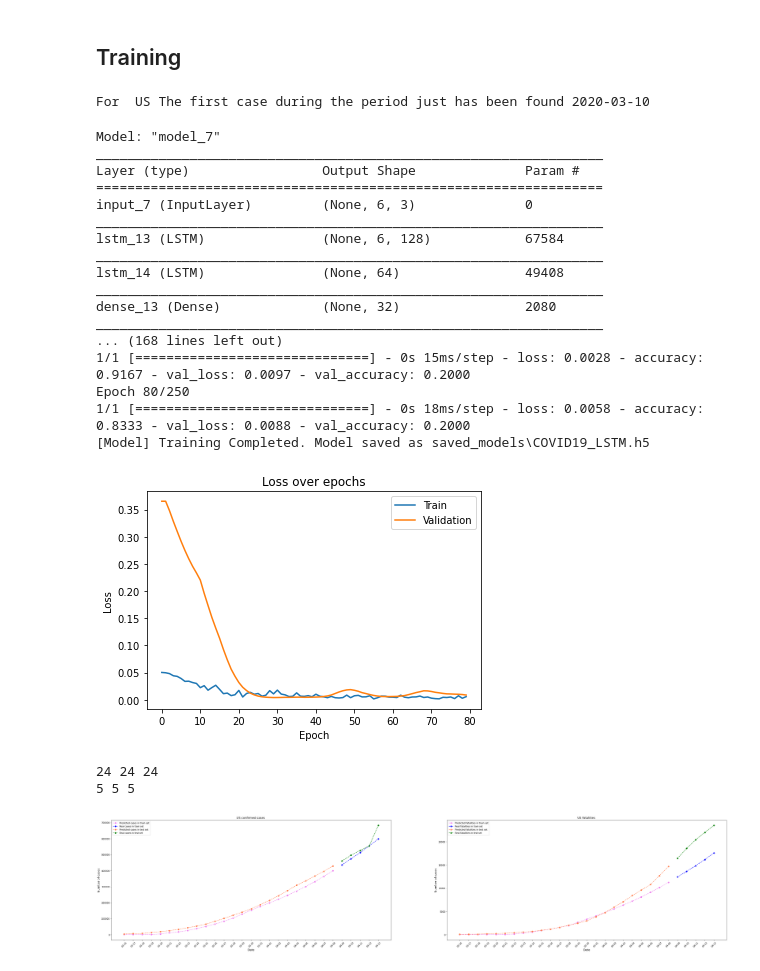
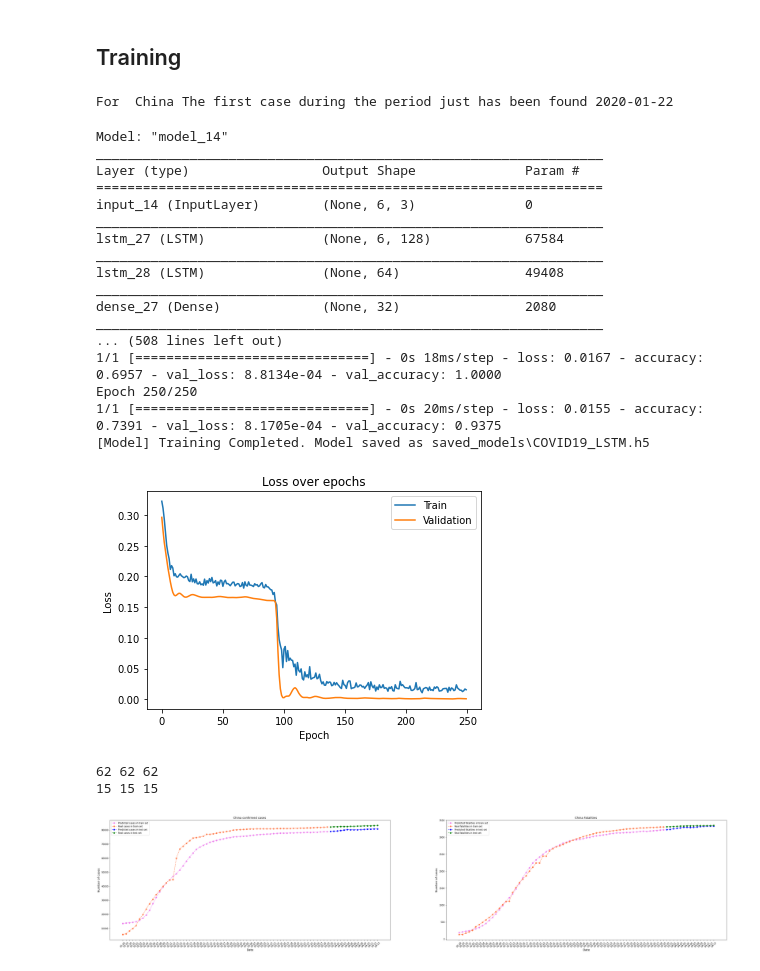
Before and after one commit to nanguoyu/COVID19-Global-Forecasting, a Jupyter notebook: SimpleLSTMModel.ipynb, the cells around one changed output. Cells and saved outputs as stored; diff of their text form; code cells hidden in the pictures.

```diff
--- a/SimpleLSTMModel.ipynb
+++ b/SimpleLSTMModel.ipynb
@@ -280,11 +279,11 @@ extra_data_df = pd.read_csv(rootPath+enrichedDataFileName)
 rich_data = merge_extra_data(extra_data_df=extra_data_df, raw_data=data_all)
 dayList =datelist ('20200122','20200413')
 # %%
-split = 0.8
+split = 0.6
 save_dir = "saved_models"
 save_fname = os.path.join(save_dir, 'COVID19_LSTM.h5')
 time_step = 6
-country = 'US'
+country = 'China'
 data = loadDataByCountry(Country = country, data_all=rich_data, is_startFromFirstCaseDay=True)
 
 # Only consider confiromed cases
@@ -303,7 +302,7 @@ scaled_data_a, sca = MaxMinNormalization2(data = data)
 scaled_data_b,scb = MaxMinNormalization2(data = data_CandF)
 scaled_data_c, scc = MaxMinNormalization2(data = data_multi_features)
 # %% [output]
-For  US The first case during the period just has been found 2020-03-10
+For  China The first case during the period just has been found 2020-01-22
 # %%
 train_generator = TimeseriesGenerator(scaled_train3,scaled_train2, length = time_step, batch_size=1)
 validation_gen = TimeseriesGenerator(scaled_val3,scaled_val2, length=time_step, batch_size=1)
@@ -334,44 +368,45 @@ save_fname = os.path.join(save_dir, 'COVID19_LSTM.h5')
 nfeatures = data.shape[1]
 time_step = 6
 
 model = aLSTM(time_step, nfeatures=nfeatures)
 print('[Model] Training Started')
 print('[Model] %s epochs, %s batch size' % (epochs, batch_size))
 
 # model.load_weights(save_fname)
 callbacks = [
     EarlyStopping(monitor='val_loss', patience=50),
     ModelCheckpoint(filepath=save_fname, monitor='val_loss', save_best_only=True),
 #     TensorBoard(log_dir='./logs')
 ]
 history = model.fit(x=X_train,y=Y_train,
                     validation_data=(X_val,Y_val),
                     validation_steps=1,
                     callbacks=callbacks,steps_per_epoch=1,epochs=epochs,verbose=1)
 model.save(save_fname)
 print('[Model] Training Completed. Model saved as %s' % save_fname)
 printFigure(history)
 # Performance in train data
-Confirmed_train, Fatalities_train = plotTrainFigure(model, X_train, Y_train, X_val, Y_val, data, scb, time_step, country=country)
+Confirmed_train, Fatalities_train = plotTrainFigure(model, X_trainAndVal, Y_trainAndVal, X_test, Y_test,
+                                                    dates, trainAndValDates, testDates, scb, time_step=time_step, country=country)
 # %% [output]
-Model: "model_7"
+Model: "model_14"
 _________________________________________________________________
 Layer (type)                 Output Shape              Param #
 =================================================================
-input_7 (InputLayer)         (None, 6, 3)              0
+input_14 (InputLayer)        (None, 6, 3)              0
 _________________________________________________________________
-lstm_13 (LSTM)               (None, 6, 128)            67584
+lstm_27 (LSTM)               (None, 6, 128)            67584
 _________________________________________________________________
-lstm_14 (LSTM)               (None, 64)                49408
+lstm_28 (LSTM)               (None, 64)                49408
 _________________________________________________________________
-dense_13 (Dense)             (None, 32)                2080
+dense_27 (Dense)             (None, 32)                2080
 _________________________________________________________________
-... (168 lines left out)
-1/1 [==============================] - 0s 15ms/step - loss: 0.0028 - accuracy: 0.9167 - val_loss: 0.0097 - val_accuracy: 0.2000
-Epoch 80/250
-1/1 [==============================] - 0s 18ms/step - loss: 0.0058 - accuracy: 0.8333 - val_loss: 0.0088 - val_accuracy: 0.2000
+... (508 lines left out)
+1/1 [==============================] - 0s 18ms/step - loss: 0.0167 - accuracy: 0.6957 - val_loss: 8.8134e-04 - val_accuracy: 1.0000
+Epoch 250/250
+1/1 [==============================] - 0s 20ms/step - loss: 0.0155 - accuracy: 0.7391 - val_loss: 8.1705e-04 - val_accuracy: 0.9375
 [Model] Training Completed. Model saved as saved_models\COVID19_LSTM.h5
-[figure, old version]
+[figure, new version]
-24 24 24
-5 5 5
+62 62 62
+15 15 15
-[figure, old version]
+[figure, new version]
```
Also changed, not shown: parts of 4 cells of this notebook.
